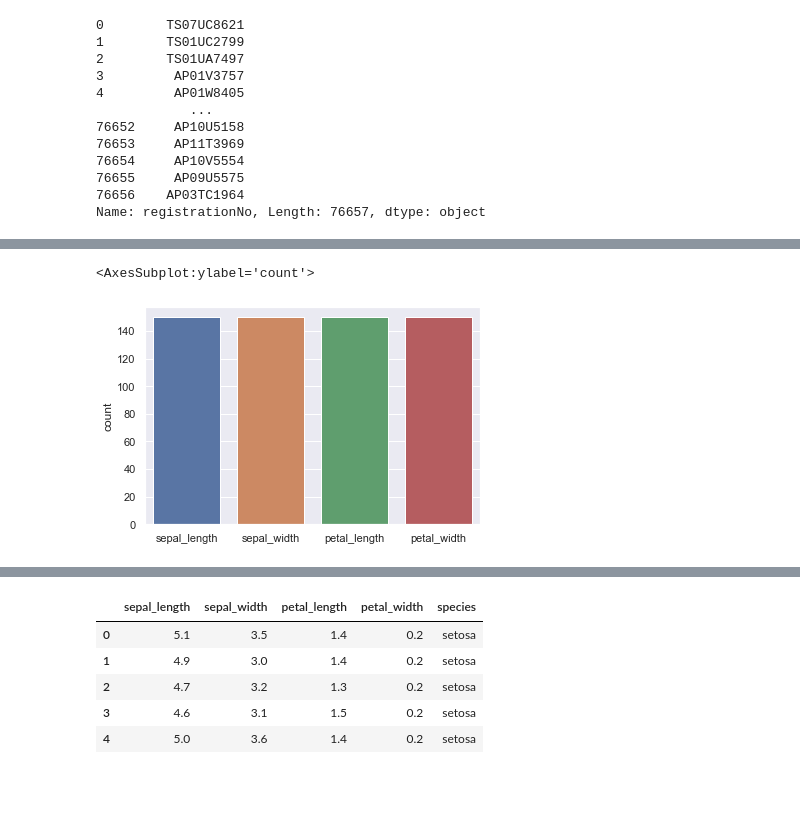
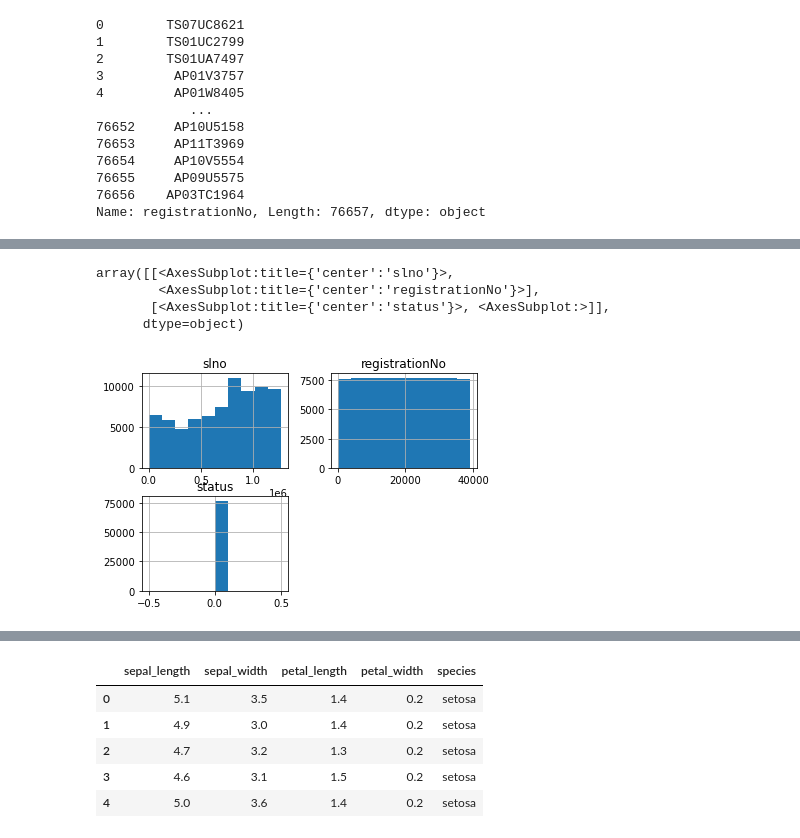
Before and after one commit to digitalhemanth/Data-Science, a Jupyter notebook: Scikit Learn/Sample_ds_with_spark.ipynb, the cells around one changed output, grey strips where cells are left out. Drawn from its saved outputs; the diff is of its cells as text; code cells hidden in the pictures; blank space fills up the shorter version.

```diff
--- a/Scikit Learn/Sample_ds_with_spark.ipynb
+++ b/Scikit Learn/Sample_ds_with_spark.ipynb
@@ -142,12 +142,12 @@ df['registrationNo'] = pd.Categorical(df['registrationNo'])
 df['registrationNo'] = df.registrationNo.cat.codes
 df['transactiontType'] = pd.Categorical(df['transactiontType'])
 df['transactiontType'] = df.transactiontType.cat.codes
-df['vehicleClass'] = pd.Categorical(df['vehicleClass'])
-df['vehicleClass'] = df.vehicleClass.cat.codes
-df['vehicleClass'] = pd.Categorical(df['vehicleClass'])
-df['vehicleClass'] = df.vehicleClass.cat.codes
-df['vehicleClass'] = pd.Categorical(df['vehicleClass'])
-df['vehicleClass'] = df.vehicleClass.cat.codes
+df['OfficeCd'] = pd.Categorical(df['OfficeCd'])
+df['OfficeCd'] = df.OfficeCd.cat.codes
+df['validFrom'] = pd.Categorical(df['validFrom'])
+df['validFrom'] = df.validFrom.cat.codes
+df['validTo'] = pd.Categorical(df['validTo'])
+df['validTo'] = df.validTo.cat.codes
 
 df.head()
 # %% [output]
@@ -188,6 +171,12 @@ array([[<AxesSubplot:title={'center':'sepal_length'}>,
 # %%
 # # sns.heatmap(trans_data.isnull(),yticklabels=False,cbar=False,cmap='viridis')
 # sns.countplot(data=trans_data)
+clist = ['slno', 'registrationNo', 'status']
+df_hist = df[clist]
+df_hist.hist()
 # %% [output]
-<AxesSubplot:ylabel='count'>
+array([[<AxesSubplot:title={'center':'slno'}>,
+        <AxesSubplot:title={'center':'registrationNo'}>],
+       [<AxesSubplot:title={'center':'status'}>, <AxesSubplot:>]],
+      dtype=object)
-[figure, old version]
+[figure, new version]
```
Also changed, not shown: parts of 7 cells of this notebook.
